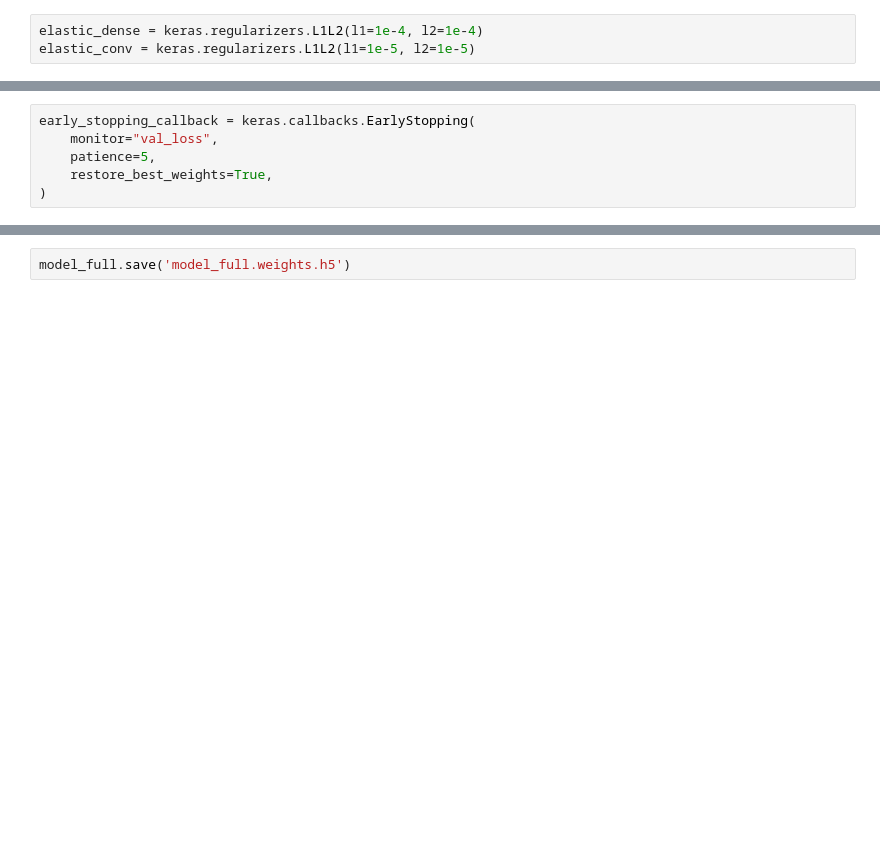
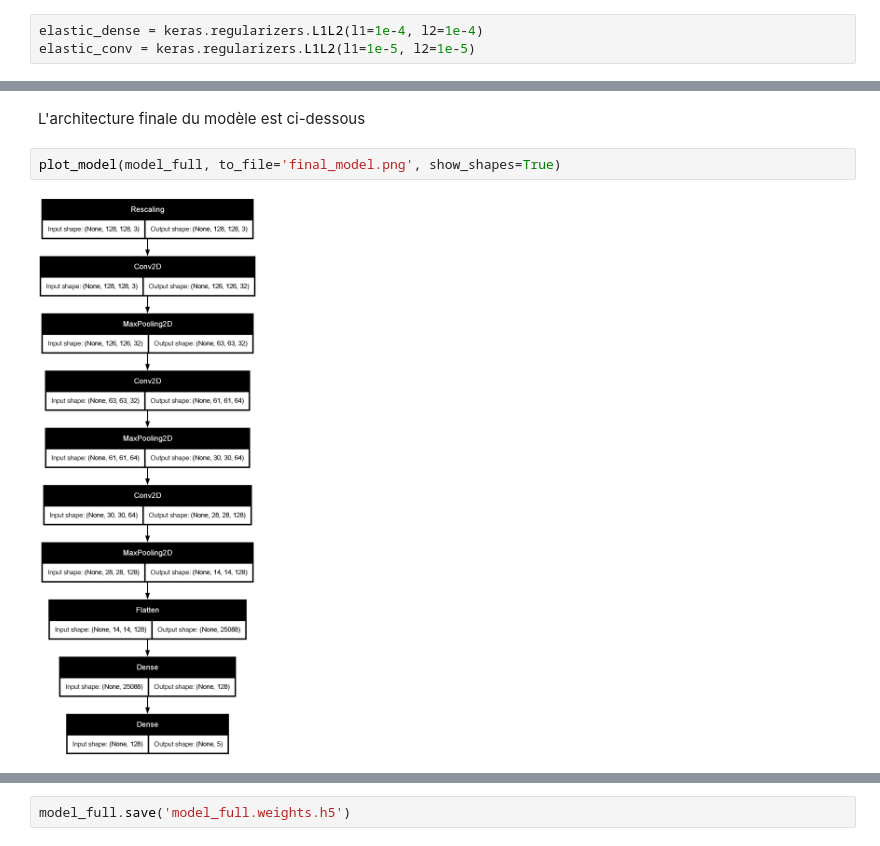
Before and after one commit to Williampancha/Leyenda, a Jupyter notebook: leyenda.ipynb, the cells around one changed output, grey strips where cells are left out. Saved outputs shown, nothing was run; the diff lists cells and outputs as text; blank space fills up the shorter version.

```diff
--- a/leyenda.ipynb
+++ b/leyenda.ipynb
@@ -423,10 +490,10 @@ Model: "sequential_4"
  Total params: 3,305,285 (12.61 MB)
  Trainable params: 3,305,285 (12.61 MB)
  Non-trainable params: 0 (0.00 B)
-# %%
-early_stopping_callback = keras.callbacks.EarlyStopping(
-    monitor="val_loss",
-    patience=5,
-    restore_best_weights=True,
-)
+# %% [markdown]
+L'architecture finale du modèle est ci-dessous
+# %%
+plot_model(model_full, to_file='final_model.png', show_shapes=True)
+# %% [output]
+[figure, added]
 # %%
```
Also changed, not shown: parts of 44 cells of this notebook.
